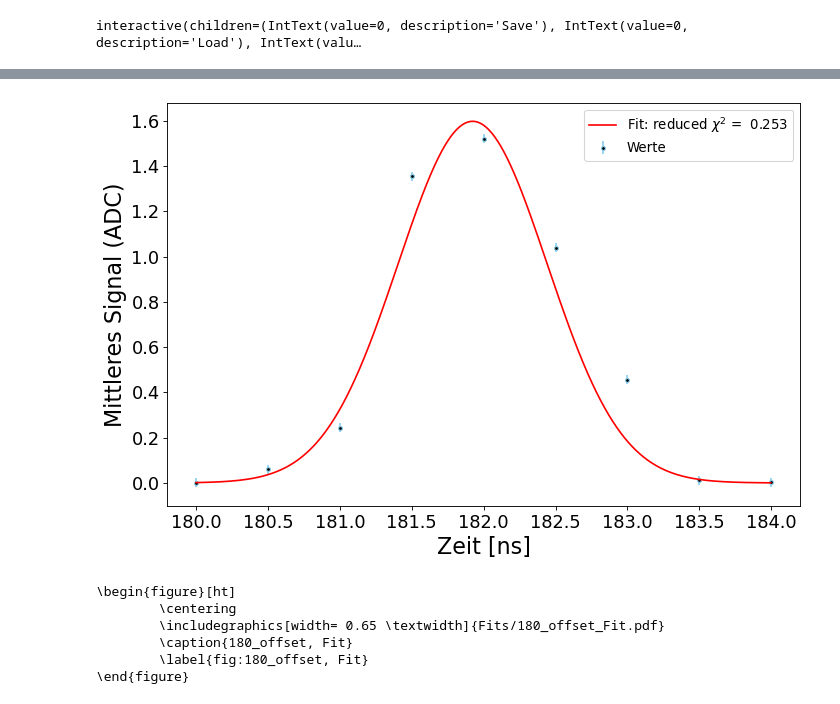
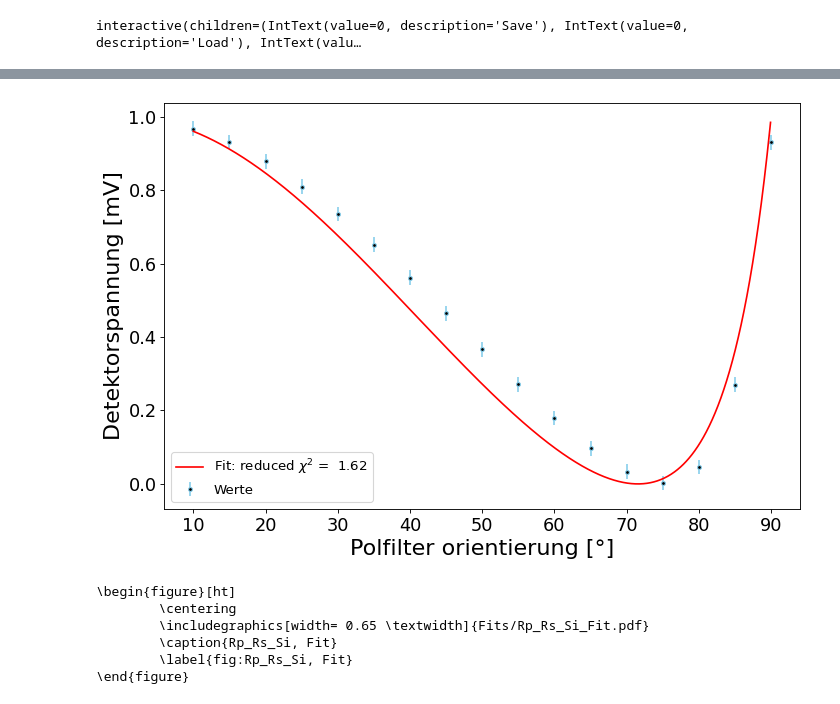
Before and after one commit to TimLockstedt/MP, a Jupyter notebook: FP09/Plot_Rp_Rs_Si.ipynb, the cells around one changed output, grey strips where cells are left out. Saved outputs shown, nothing was run; the diff lists cells and outputs as text; code cells hidden in the pictures.

Commit message:
Rp/Rs divide done, fit func functional

```diff
--- a/FP09/Plot_Rp_Rs_Si.ipynb
+++ b/FP09/Plot_Rp_Rs_Si.ipynb
@@ -271,3 +271,21 @@ def import_Data(Datei:str="dataset_1", x_err_bool = False, y_err_bool = False, D
             print(string_fig)
 
         plt.show()
+# %%
+from FFP_lib import FFP
+
+lst_materialien = ["Al", "Cu", "Ge", "NaCl", "Si", "SiO2"]
+
+name = "Rp_Rs_"
+filetype = ".txt"
+
+def func(x = None, y = None, z = None, a = None, b = None, c = None):
+	return x / y
+
+results = np.empty((6,17))
+res_errors = np.empty((6,17))
+for i, material in enumerate(lst_materialien):
+    data = np.genfromtxt(name + material + filetype, skip_header = 1, skip_footer = 0)
+    res = FFP(data = data, func = func, name = name, save = False)
+    results[i,:] = res.get_res()
+    res_errors[i,:] = res.get_err()
@@ -408,6 +526,13 @@ def Landau(x):
 
 def Model_test(x):
     return(convolve(Gauss, Landau, x))
+
+def Rp_Rs(x, n = 3.6 , kappa = 0.15):
+    phi = x*np.pi/180
+    Lambda = n**2 - kappa**2 - np.sin(phi)**2
+    mu = np.sqrt(Lambda**2 + 4*n**2 * kappa**2)
+    res = (mu + np.sin(phi)**2 * np.tan(phi)**2 - np.sin(phi)*np.tan(phi)*np.sqrt(2*(Lambda + mu))) / (mu + np.sin(phi)**2 * np.tan(phi)**2 + np.sin(phi)*np.tan(phi)*np.sqrt(2*(Lambda + mu)))
+    return res
 # %%
 from lmfit.models import PowerLawModel, ExponentialModel, GaussianModel, Model
 # import pylandau
@@ -419,7 +544,7 @@ def plot_func(x,a=1,b=1,c=1,d=1,e=1):
     return a*x**4+b*x**3+c*x**2+d*x+e
 
 Daten.set_func(plot_func)
-mod = GaussianModel()# Model(plot_func)#GaussianModel(prefix = "a")+GaussianModel(prefix = "b")
+mod = Model(Rp_Rs)#  +GaussianModel()# Model(plot_func)#GaussianModel(prefix = "a")+GaussianModel(prefix = "b")
 
 pars = mod.make_params()
 pars
@@ -558,17 +677,17 @@ Correlations (unreported values are < 0.100)
 # %%
 Daten.set_yerr(0.02)
-Daten.set_xerr(0.2)
+Daten.set_xerr(0.02)
 weights = 1/(Daten.get_y())
 weights[weights == np.inf] = 0
 
 
 result = mod.fit(Daten.get_y(), pars, x=Daten.get_x(),weights=weights)
 finish(Daten.get_x(),Daten.get_y(),result, Daten.get_FileName(), Daten.get_yerr(), Daten.get_YName(), Daten.get_XName())
 # %% [output]
-[figure, old version]
+[figure, new version]
 \begin{figure}[ht]
         \centering
-        \includegraphics[width= 0.65 \textwidth]{Fits/180_offset_Fit.pdf}
-        \caption{180_offset, Fit}
-        \label{fig:180_offset, Fit}
+        \includegraphics[width= 0.65 \textwidth]{Fits/Rp_Rs_Si_Fit.pdf}
+        \caption{Rp_Rs_Si, Fit}
+        \label{fig:Rp_Rs_Si, Fit}
 \end{figure}
```
Also changed, not shown: parts of 8 cells of this notebook, 9 other files.
